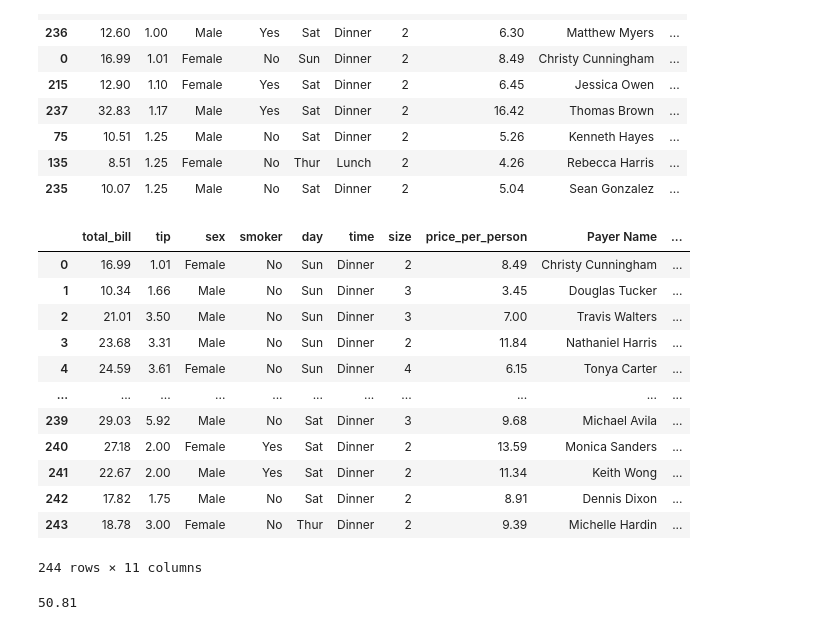
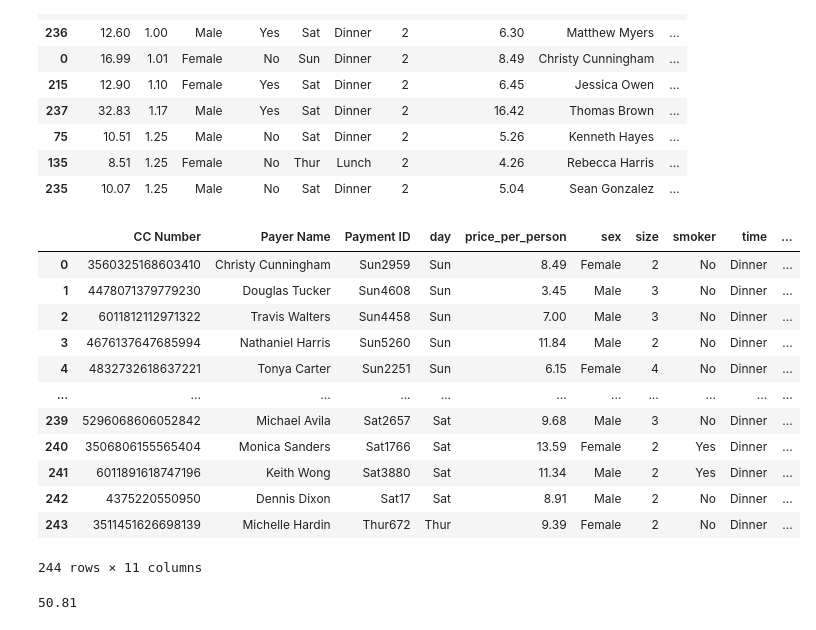
Before and after one commit to deepan-py/MLDS, a Jupyter notebook: PANDAS_/intro_.ipynb, the cells around one changed output. Saved outputs shown, nothing was run; the diff lists cells and outputs as text; code cells hidden in the pictures.

```diff
--- a/PANDAS_/intro_.ipynb
+++ b/PANDAS_/intro_.ipynb
@@ -970,20 +975,20 @@ df.sort_values(['tip','size']).head(10)
 | 135 | 8.51 | 1.25 | Female | No | Thur | Lunch | 2 | 4.26 | Rebecca Harris | ... |
 | 235 | 10.07 | 1.25 | Male | No | Sat | Dinner | 2 | 5.04 | Sean Gonzalez | ... |
 # %%
-df#####df.sort_index(axis=1)
+df.sort_index(axis=1)
 # %% [output]
-|  | total_bill | tip | sex | smoker | day | time | size | price_per_person | Payer Name | ... |
-| 0 | 16.99 | 1.01 | Female | No | Sun | Dinner | 2 | 8.49 | Christy Cunningham | ... |
-| 1 | 10.34 | 1.66 | Male | No | Sun | Dinner | 3 | 3.45 | Douglas Tucker | ... |
-| 2 | 21.01 | 3.50 | Male | No | Sun | Dinner | 3 | 7.00 | Travis Walters | ... |
-| 3 | 23.68 | 3.31 | Male | No | Sun | Dinner | 2 | 11.84 | Nathaniel Harris | ... |
-| 4 | 24.59 | 3.61 | Female | No | Sun | Dinner | 4 | 6.15 | Tonya Carter | ... |
+|  | CC Number | Payer Name | Payment ID | day | price_per_person | sex | size | smoker | time | ... |
+| 0 | 3560325168603410 | Christy Cunningham | Sun2959 | Sun | 8.49 | Female | 2 | No | Dinner | ... |
+| 1 | 4478071379779230 | Douglas Tucker | Sun4608 | Sun | 3.45 | Male | 3 | No | Dinner | ... |
+| 2 | 6011812112971322 | Travis Walters | Sun4458 | Sun | 7.00 | Male | 3 | No | Dinner | ... |
+| 3 | 4676137647685994 | Nathaniel Harris | Sun5260 | Sun | 11.84 | Male | 2 | No | Dinner | ... |
+| 4 | 4832732618637221 | Tonya Carter | Sun2251 | Sun | 6.15 | Female | 4 | No | Dinner | ... |
 | ... | ... | ... | ... | ... | ... | ... | ... | ... | ... | ... |
-| 239 | 29.03 | 5.92 | Male | No | Sat | Dinner | 3 | 9.68 | Michael Avila | ... |
-| 240 | 27.18 | 2.00 | Female | Yes | Sat | Dinner | 2 | 13.59 | Monica Sanders | ... |
-| 241 | 22.67 | 2.00 | Male | Yes | Sat | Dinner | 2 | 11.34 | Keith Wong | ... |
-| 242 | 17.82 | 1.75 | Male | No | Sat | Dinner | 2 | 8.91 | Dennis Dixon | ... |
-| 243 | 18.78 | 3.00 | Female | No | Thur | Dinner | 2 | 9.39 | Michelle Hardin | ... |
+| 239 | 5296068606052842 | Michael Avila | Sat2657 | Sat | 9.68 | Male | 3 | No | Dinner | ... |
+| 240 | 3506806155565404 | Monica Sanders | Sat1766 | Sat | 13.59 | Female | 2 | Yes | Dinner | ... |
+| 241 | 6011891618747196 | Keith Wong | Sat3880 | Sat | 11.34 | Male | 2 | Yes | Dinner | ... |
+| 242 | 4375220550950 | Dennis Dixon | Sat17 | Sat | 8.91 | Male | 2 | No | Dinner | ... |
+| 243 | 3511451626698139 | Michelle Hardin | Thur672 | Thur | 9.39 | Female | 2 | No | Dinner | ... |
 244 rows × 11 columns
 # %%
 df['total_bill'].max()
```
Also changed, not shown: parts of 42 cells of this notebook.
